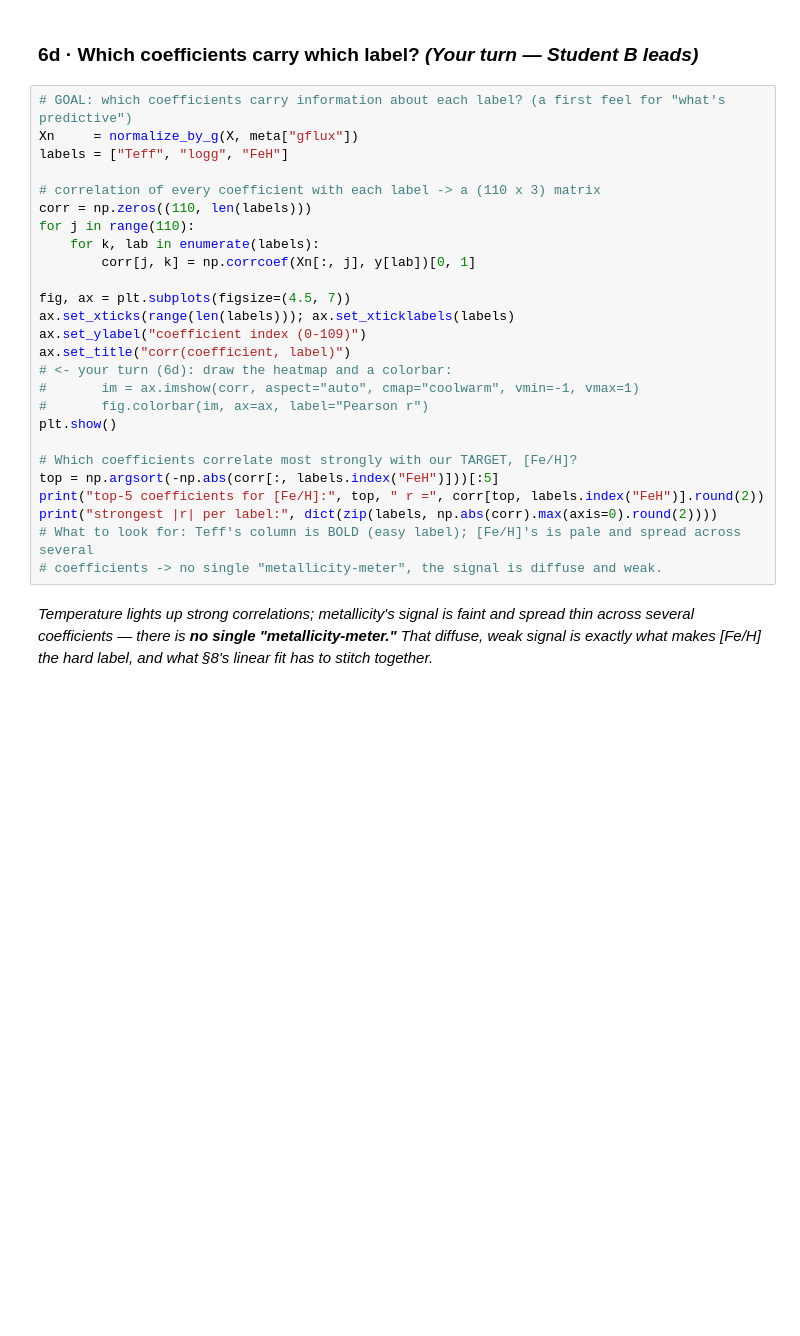
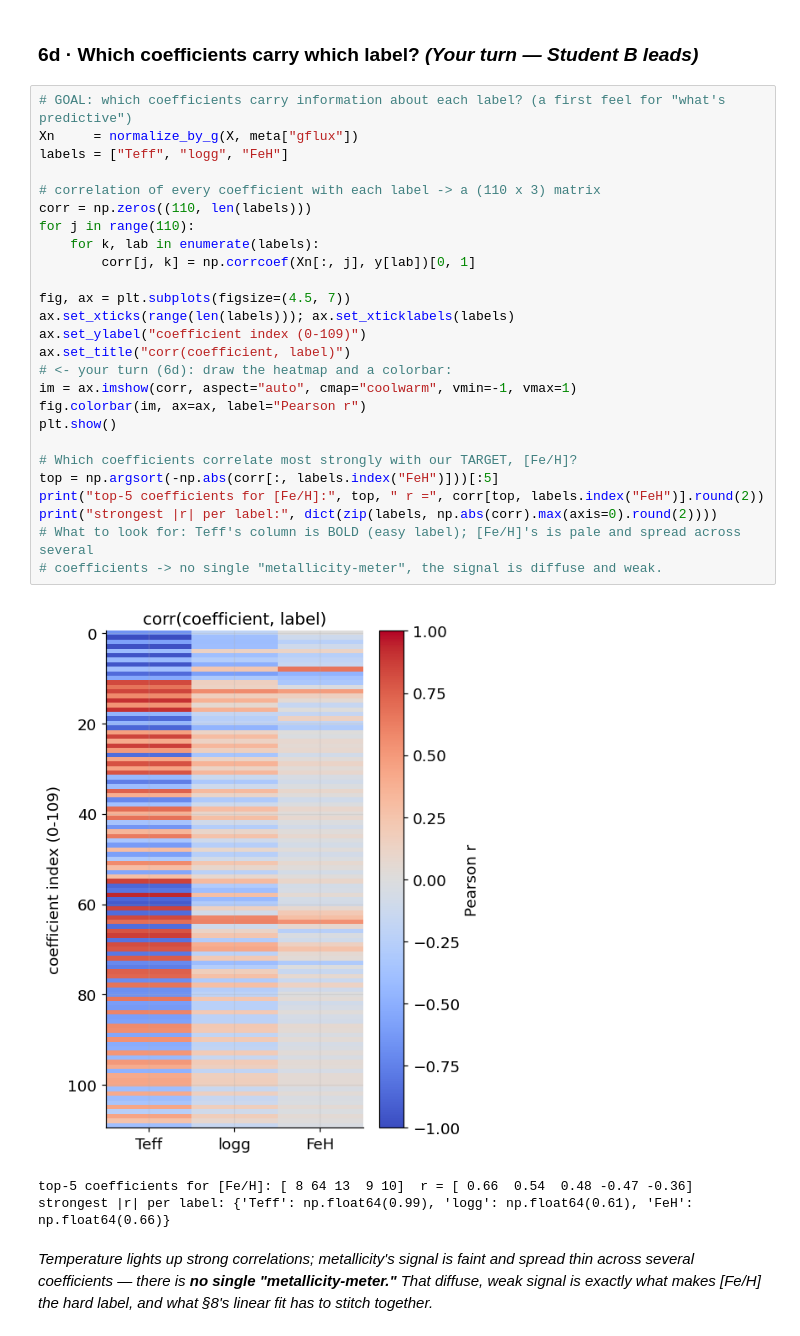
Before and after one commit to spy772/utssrp-2026, a Jupyter notebook: 01_explore_the_data.ipynb, the cells around one changed output. Saved outputs shown, nothing was run; the diff lists cells and outputs as text; blank space fills up the shorter version.

```diff
--- a/01_explore_the_data.ipynb
+++ b/01_explore_the_data.ipynb
@@ -906,29 +998,33 @@ stops them from drowning out the others — this plot *is* the motivation for th
 # %%
 # GOAL: which coefficients carry information about each label? (a first feel for "what's predictive")
 Xn     = normalize_by_g(X, meta["gflux"])
 labels = ["Teff", "logg", "FeH"]
 
 # correlation of every coefficient with each label -> a (110 x 3) matrix
 corr = np.zeros((110, len(labels)))
 for j in range(110):
     for k, lab in enumerate(labels):
         corr[j, k] = np.corrcoef(Xn[:, j], y[lab])[0, 1]
 
 fig, ax = plt.subplots(figsize=(4.5, 7))
 ax.set_xticks(range(len(labels))); ax.set_xticklabels(labels)
 ax.set_ylabel("coefficient index (0-109)")
 ax.set_title("corr(coefficient, label)")
 # <- your turn (6d): draw the heatmap and a colorbar:
-#       im = ax.imshow(corr, aspect="auto", cmap="coolwarm", vmin=-1, vmax=1)
-#       fig.colorbar(im, ax=ax, label="Pearson r")
+im = ax.imshow(corr, aspect="auto", cmap="coolwarm", vmin=-1, vmax=1)
+fig.colorbar(im, ax=ax, label="Pearson r")
 plt.show()
 
 # Which coefficients correlate most strongly with our TARGET, [Fe/H]?
 top = np.argsort(-np.abs(corr[:, labels.index("FeH")]))[:5]
 print("top-5 coefficients for [Fe/H]:", top, " r =", corr[top, labels.index("FeH")].round(2))
 print("strongest |r| per label:", dict(zip(labels, np.abs(corr).max(axis=0).round(2))))
 # What to look for: Teff's column is BOLD (easy label); [Fe/H]'s is pale and spread across several
 # coefficients -> no single "metallicity-meter", the signal is diffuse and weak.
+# %% [output]
+[figure, added]
+top-5 coefficients for [Fe/H]: [ 8 64 13  9 10]  r = [ 0.66  0.54  0.48 -0.47 -0.36]
+strongest |r| per label: {'Teff': np.float64(0.99), 'logg': np.float64(0.61), 'FeH': np.float64(0.66)}
 # %% [markdown]
 *Temperature lights up strong correlations; metallicity's signal is faint and spread thin across
 several coefficients — there is **no single "metallicity-meter."** That diffuse, weak signal is exactly
```
Also changed, not shown: parts of 23 cells of this notebook, 2 other files.
